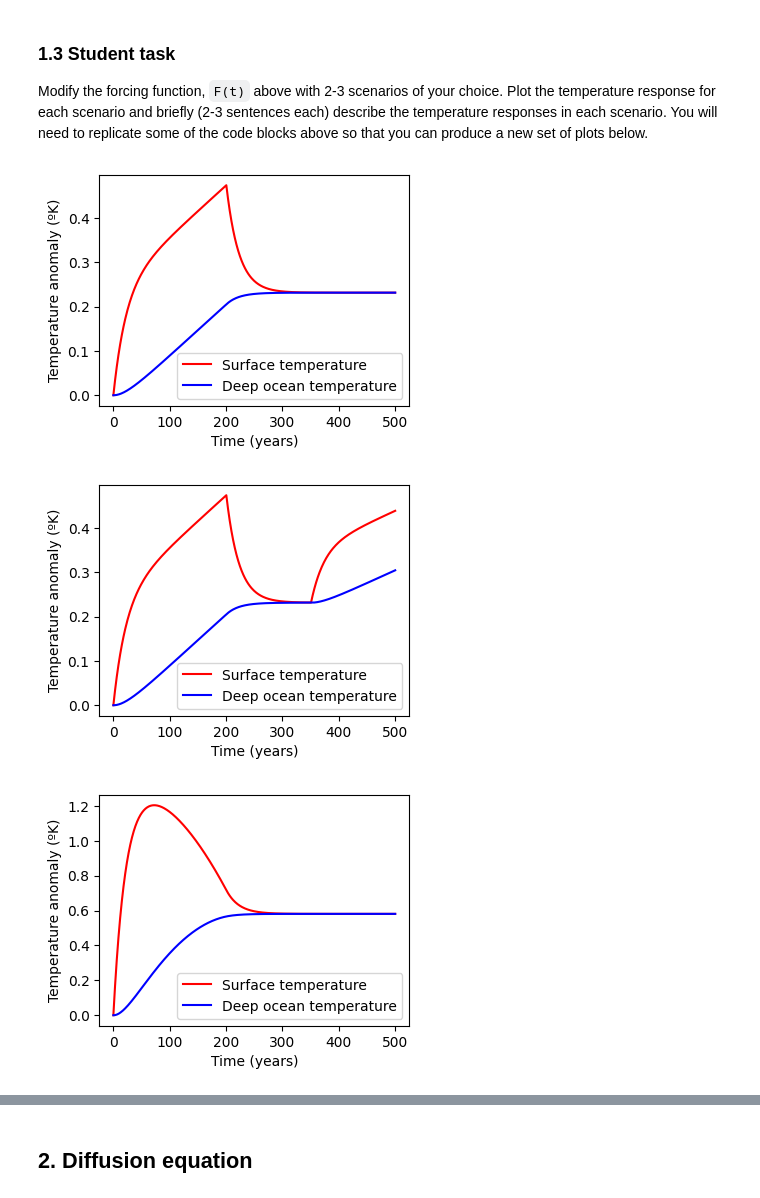
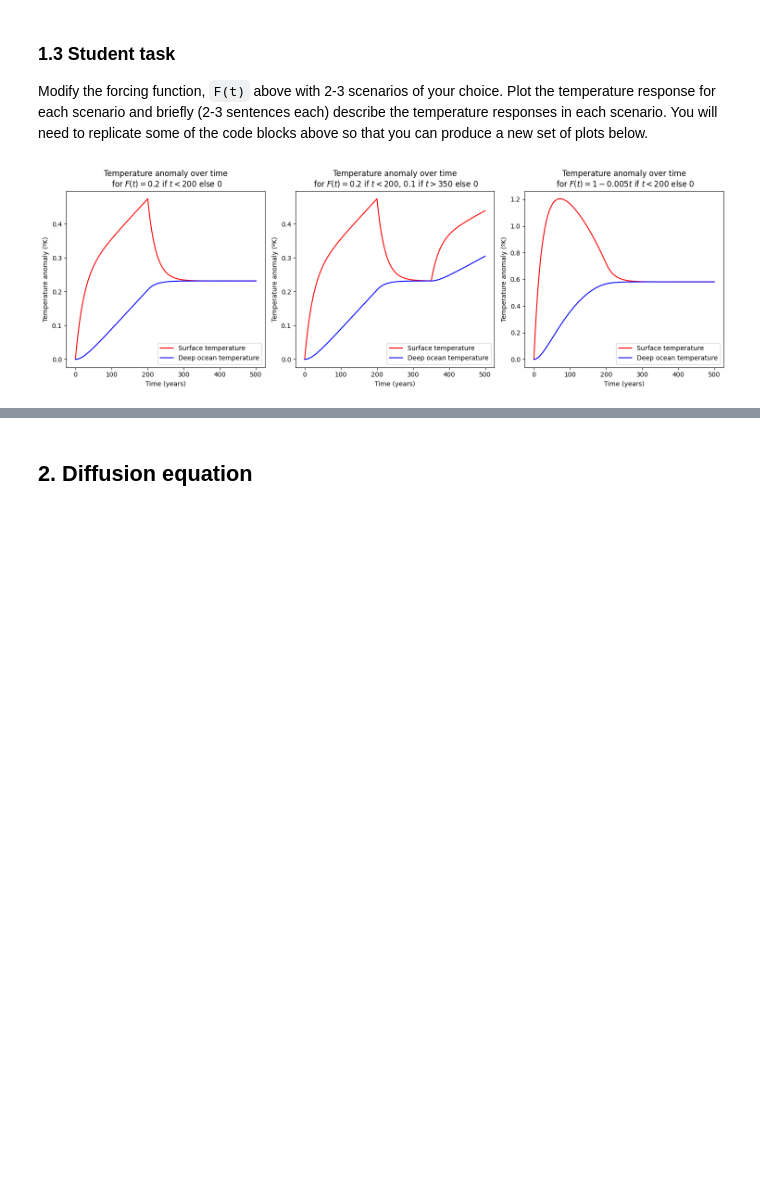
Before and after one commit to isabelgilchristmiller/QCES, a Jupyter notebook: Project1_numerical_methods.ipynb, the cells around one changed output, grey strips where cells are left out. Drawn from its saved outputs; the diff is of its cells as text; code cells hidden in the pictures; blank space fills up the shorter version.

```diff
--- a/Project1_numerical_methods.ipynb
+++ b/Project1_numerical_methods.ipynb
@@ -101,52 +95,73 @@ Modify the forcing function, `F(t)` above with 2-3 scenarios of your choice. Plo
 # %%
 def F(t):
     return 0.2 if t < 200 else 0
+
+# Reset T and theta arrays for the first scenario
+#T = np.zeros(Nt)
+#theta = np.zeros(Nt)
+#T[0] = 0
+#theta[0] = 0
 
 for i in range(0, Nt-1):
     T[i+1] = T[i] + dt *(F(t[i])-gamma*(T[i]-theta[i]))/(C_s)
     theta[i+1] = theta[i] + dt * (gamma*(T[i]-theta[i])/(C_d))
 
-plt.figure(figsize=(4, 3))
-plt.plot(t,T,'r-')
-plt.plot(t,theta,'b-')
-plt.legend(['Surface temperature','Deep ocean temperature'])
-plt.xlabel('Time (years)')
-plt.ylabel('Temperature anomaly (ºK)')
-plt.show()
+# Create a single figure to hold all subplots
+fig, axes = plt.subplots(1, 3, figsize=(15, 5))
+
+axes[0].plot(t,T,'r-')
+axes[0].plot(t,theta,'b-')
+axes[0].set_title('Temperature anomaly over time\n for $F(t)=0.2$ if $t < 200$ else $0$')
+axes[0].legend(['Surface temperature','Deep ocean temperature'], loc='lower right')
+axes[0].set_xlabel('Time (years)')
+axes[0].set_ylabel('Temperature anomaly (ºK)')
+
 
 def F(t):
     return 0.2 if t < 200 else 0.1 if t > 350 else 0
+
+# Reset T and theta arrays for the second scenario
+#T = np.zeros(Nt)
+#theta = np.zeros(Nt)
+#T[0] = 0
+#theta[0] = 0
 
 for i in range(0, Nt-1):
     T[i+1] = T[i] + dt *(F(t[i])-gamma*(T[i]-theta[i]))/(C_s)
     theta[i+1] = theta[i] + dt * (gamma*(T[i]-theta[i])/(C_d))
 
-plt.figure(figsize=(4, 3))
-plt.plot(t,T,'r-')
-plt.plot(t,theta,'b-')
-plt.legend(['Surface temperature','Deep ocean temperature'])
-plt.xlabel('Time (years)')
-plt.ylabel('Temperature anomaly (ºK)')
-plt.show()
+axes[1].plot(t,T,'r-')
+axes[1].plot(t,theta,'b-')
+axes[1].set_title('Temperature anomaly over time\n for $F(t)=0.2$ if $t < 200$, $0.1$ if $t > 350$ else $0$')
+axes[1].legend(['Surface temperature','Deep ocean temperature'], loc='lower right')
+axes[1].set_xlabel('Time (years)')
+axes[1].set_ylabel('Temperature anomaly (ºK)')
+
 
 def F(t):
     return 1-0.005*t if t < 200 else 0
+
+# Reset T and theta arrays for the third scenario
+#T = np.zeros(Nt)
+#theta = np.zeros(Nt)
+#T[0] = 0
+#theta[0] = 0
 
 for i in range(0, Nt-1):
     T[i+1] = T[i] + dt *(F(t[i])-gamma*(T[i]-theta[i]))/(C_s)
     theta[i+1] = theta[i] + dt * (gamma*(T[i]-theta[i])/(C_d))
 
-plt.figure(figsize=(4, 3))
-plt.plot(t,T,'r-')
-plt.plot(t,theta,'b-')
-plt.legend(['Surface temperature','Deep ocean temperature'])
-plt.xlabel('Time (years)')
-plt.ylabel('Temperature anomaly (ºK)')
+axes[2].plot(t,T,'r-')
+axes[2].plot(t,theta,'b-')
+axes[2].set_title('Temperature anomaly over time\n for $F(t)=1-0.005t$ if $t < 200$ else $0$')
+axes[2].legend(['Surface temperature','Deep ocean temperature'], loc='lower right')
+axes[2].set_xlabel('Time (years)')
+axes[2].set_ylabel('Temperature anomaly (ºK)')
+
+plt.tight_layout()
 plt.show()
 # %% [output]
-[figure, old version]
+[figure, new version]
-[figure, removed]
-[figure, removed]
 # %% [markdown]
 **With forcing function F(t)=0.2 for t<200 we can see that we get the same shape of behaviour as the example above where we had F(t)=1. However, the temperature anomaly is scaled down accordingly (i.e. maximum surface temperature is ~0.5 instead of ~2.5). This shows that the behaviour of the ocean and surface temperatures is the same in both cases of F(t) and it is just the magnitude of the temperature anomaly that changes - this result carries for all F(t)=constant.**
 
```
Also changed, not shown: parts of 10 cells of this notebook.
